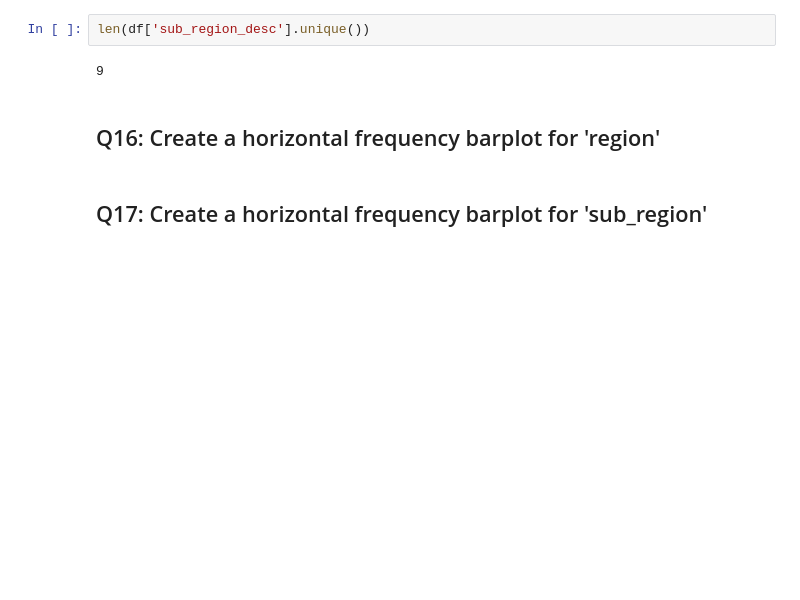
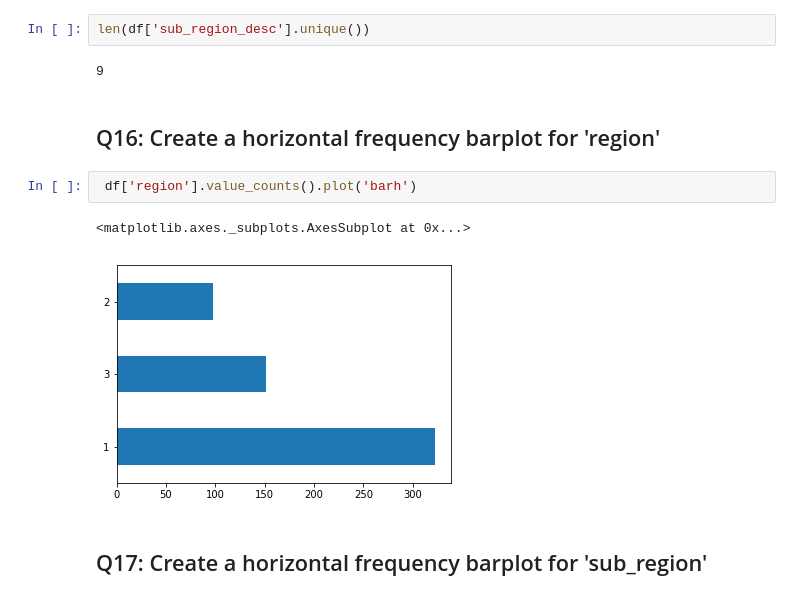
Before and after one commit to maliksalam/dsp, a Jupyter notebook: python/pandas/3_pandas_olive_questions-maliksalam.ipynb, the cells around one changed output. Cells and saved outputs as stored; diff of their text form; blank space fills up the shorter version.

```diff
--- a/python/pandas/3_pandas_olive_questions-maliksalam.ipynb
+++ b/python/pandas/3_pandas_olive_questions-maliksalam.ipynb
@@ -180,5 +180,10 @@ len(df['sub_region_desc'].unique())
 9
 # %% [markdown]
 ## Q16:   Create a horizontal frequency barplot for 'region'
+# %%
+ df['region'].value_counts().plot('barh')
+# %% [output]
+<matplotlib.axes._subplots.AxesSubplot at 0x...>
+[figure, added]
 # %% [markdown]
 ## Q17:   Create a horizontal frequency barplot for 'sub_region'
```
Also changed, not shown: parts of 2 cells of this notebook.
